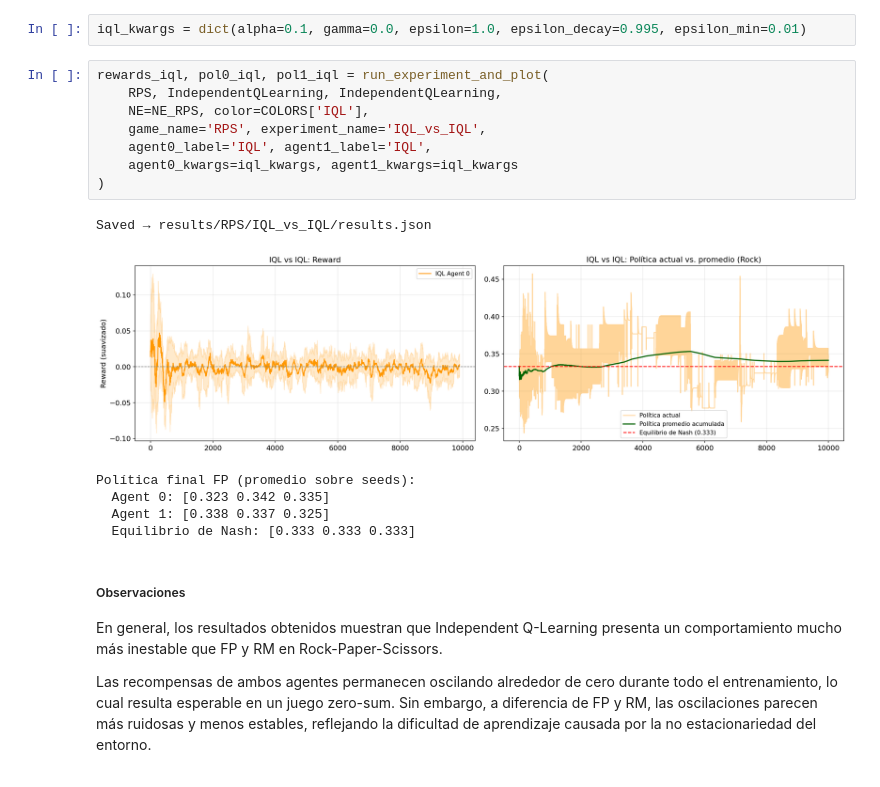
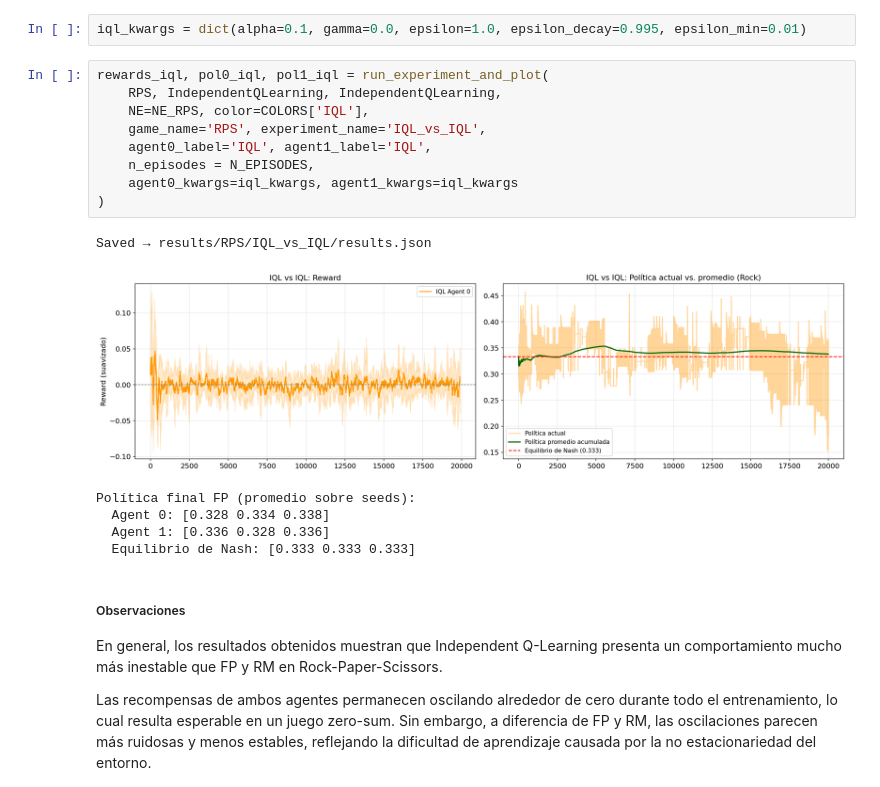
Before and after one commit to mmussio85/simultaneous-games, a Jupyter notebook: RPS.ipynb, the cells around one changed output. Drawn from its saved outputs; the diff is of its cells as text.

Commit message:
Fix rsp graphics

```diff
--- a/RPS.ipynb
+++ b/RPS.ipynb
@@ -248,17 +249,18 @@ iql_kwargs = dict(alpha=0.1, gamma=0.0, epsilon=1.0, epsilon_decay=0.995, epsilo
 # %%
 rewards_iql, pol0_iql, pol1_iql = run_experiment_and_plot(
     RPS, IndependentQLearning, IndependentQLearning,
     NE=NE_RPS, color=COLORS['IQL'],
     game_name='RPS', experiment_name='IQL_vs_IQL',
     agent0_label='IQL', agent1_label='IQL',
+    n_episodes = N_EPISODES,
     agent0_kwargs=iql_kwargs, agent1_kwargs=iql_kwargs
 )
 # %% [output]
 Saved → results/RPS/IQL_vs_IQL/results.json
-[figure, old version]
+[figure, new version]
 Política final FP (promedio sobre seeds):
-  Agent 0: [0.323 0.342 0.335]
-  Agent 1: [0.338 0.337 0.325]
+  Agent 0: [0.328 0.334 0.338]
+  Agent 1: [0.336 0.328 0.336]
   Equilibrio de Nash: [0.333 0.333 0.333]
 # %% [markdown]
 ##### Observaciones
```
Also changed, not shown: parts of 3 cells of this notebook.
